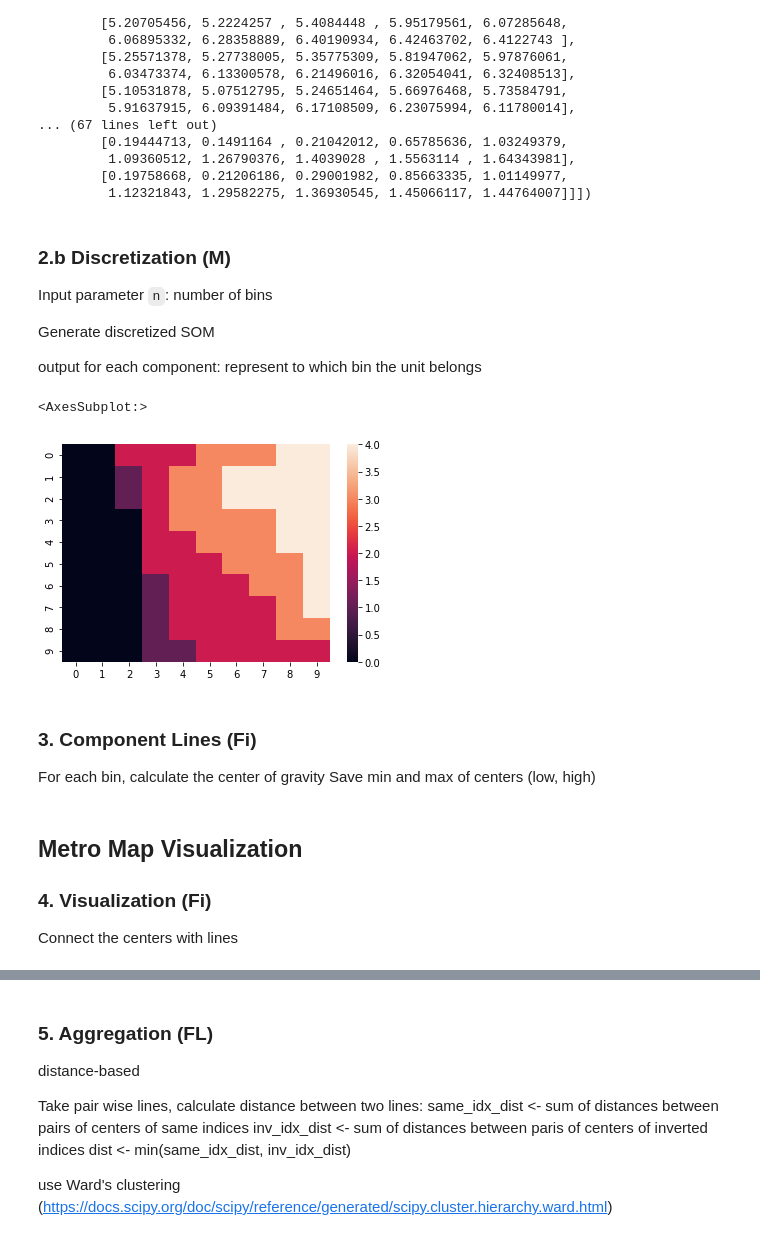
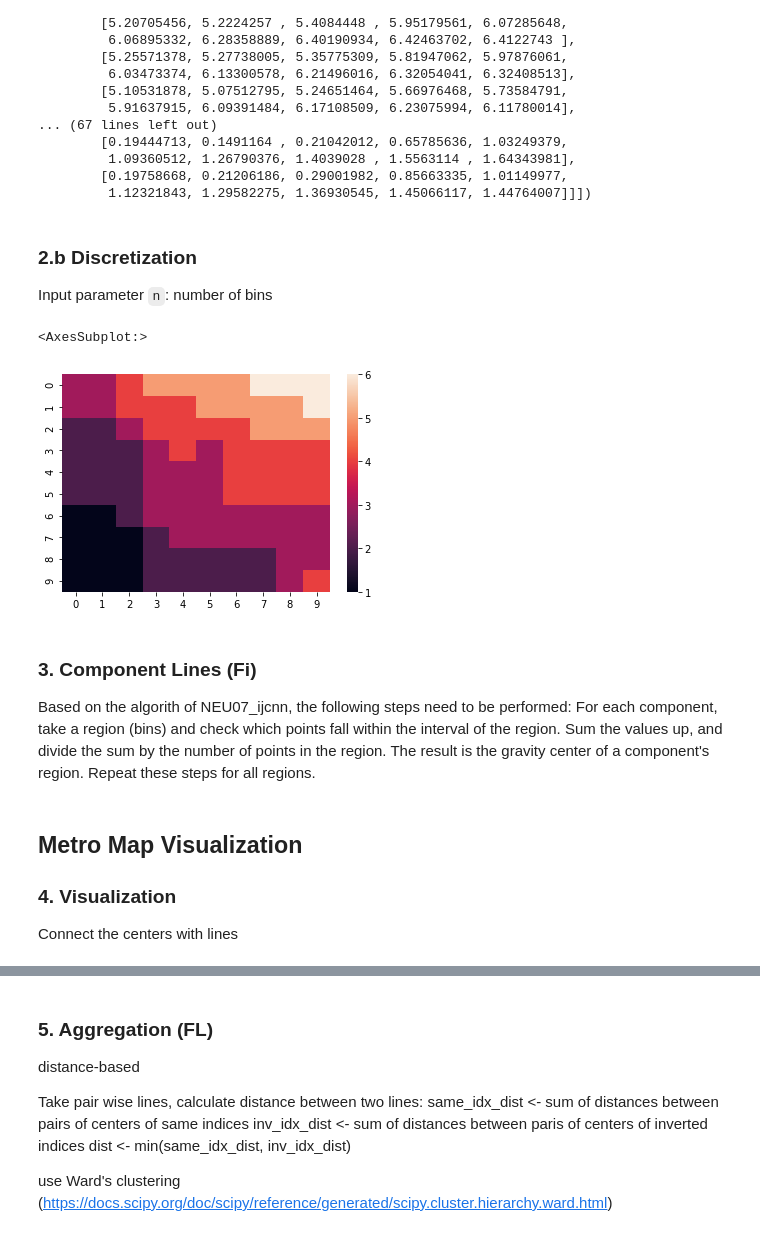
Before and after one commit to filipLoisel/SOS, a Jupyter notebook: UE3/src/main.ipynb, the cells around one changed output, grey strips where cells are left out. Saved outputs shown, nothing was run; the diff lists cells and outputs as text; code cells hidden in the pictures.

```diff
--- a/UE3/src/main.ipynb
+++ b/UE3/src/main.ipynb
@@ -118,8 +19,9 @@ for each component:
 # %%
 ## TODO: figure out shape of the input weight matrix: attr,x,y or attr,y,x
+## TODO: last argument of .reshape
 
-component_planes = np.array([weight_vectors['arr'][:,i] for i in range(weight_vectors['vec_dim'])]).reshape(weight_vectors['vec_dim'],weight_vectors['xdim'],weight_vectors['ydim'])
-
+component_planes = np.array([weight_vectors['arr'][:, i] for i in range(weight_vectors['vec_dim'])]).reshape(
+    weight_vectors['vec_dim'], weight_vectors['xdim'], weight_vectors['ydim'])
 component_planes
 # %% [output]
 array([[[5.6640333 , 5.8479794 , 6.44057366, 6.64439671, 6.77028475,
@@ -140,34 +42,24 @@ array([[[5.6640333 , 5.8479794 , 6.44057366, 6.64439671, 6.77028475,
         [0.19758668, 0.21206186, 0.29001982, 0.85663335, 1.01149977,
          1.12321843, 1.29582275, 1.36930545, 1.45066117, 1.44764007]]])
 # %% [markdown]
-### 2.b Discretization (M)
+### 2.b Discretization
 
 Input parameter `n`: number of bins
-
-Generate discretized SOM
-
-output
-for each component:
-represent to which bin the unit belongs
 # %%
-n = 5
-
+n = 6
 discretized_planes = []
 
 for component_plane in component_planes:
+    bins = np.linspace(component_plane.min(), component_plane.max(), n, False)
+    discretized_plane = np.digitize(component_plane, bins)
+    discretized_planes.append(discretized_plane)
 
-    step_size = (component_plane.max() - component_plane.min())/n
-
-    discretized_planes.append(((component_plane - component_plane.min())/(step_size+0.0000001)).astype('int'))
-
-
-
-sns.heatmap(discretized_planes[3])
+sns.heatmap(discretized_planes[0])
 # %% [output]
 <AxesSubplot:>
-[figure, old version]
+[figure, new version]
-# %% [markdown]
-### 3. Component Lines (Fi)
-
-For each bin, calculate the center of gravity
-Save min and max of centers (low, high)
+# %% [markdown]
+### 3. Component Lines (Fi)
+
+Based on the algorith of NEU07_ijcnn, the following steps need to be performed:
+For each component, take a region (bins) and check which points fall within the interval of the region. Sum the values up, and divide the sum by the number of points in the region. The result is the gravity center of a component's region. Repeat these steps for all regions.
@@ -174,7 +102,6 @@ Save min and max of centers (low, high)
 # %% [markdown]
 ## Metro Map Visualization
 
-
-### 4. Visualization (Fi)
+### 4. Visualization
 
 Connect the centers with lines
```
Also changed, not shown: parts of 7 cells of this notebook.
